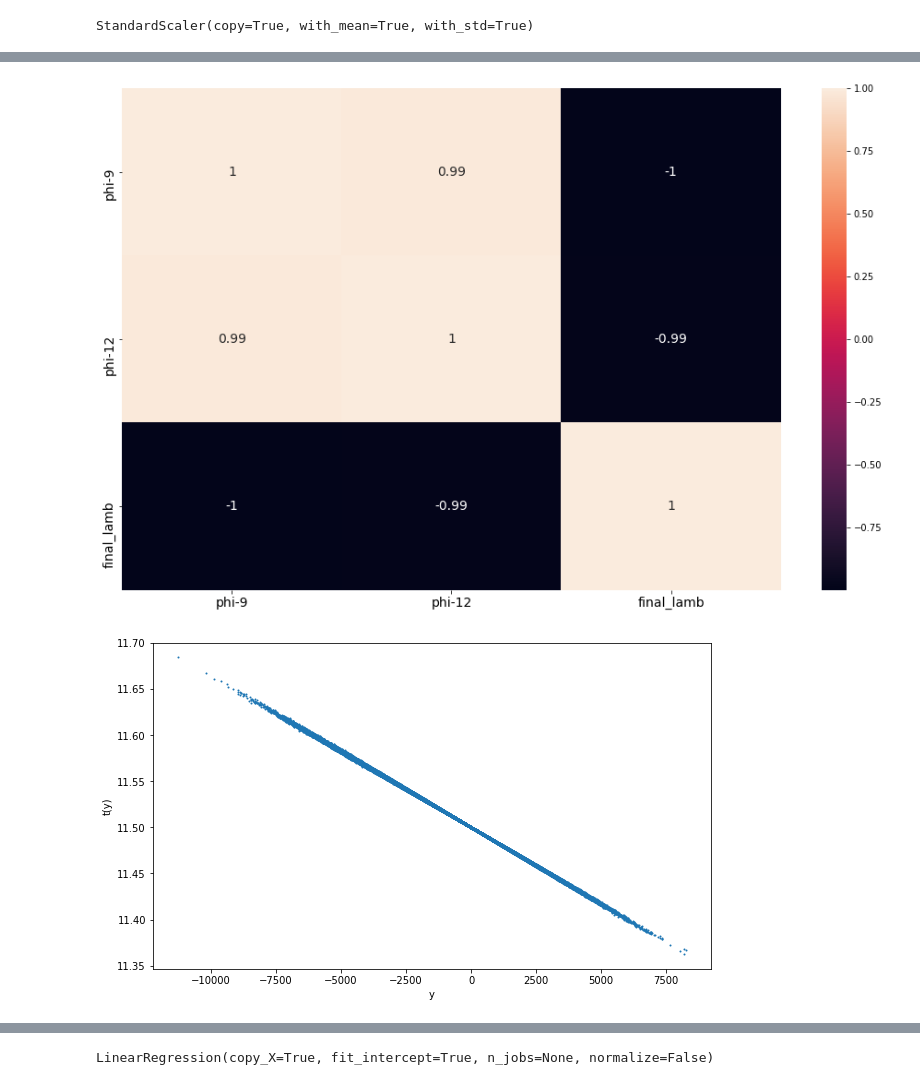
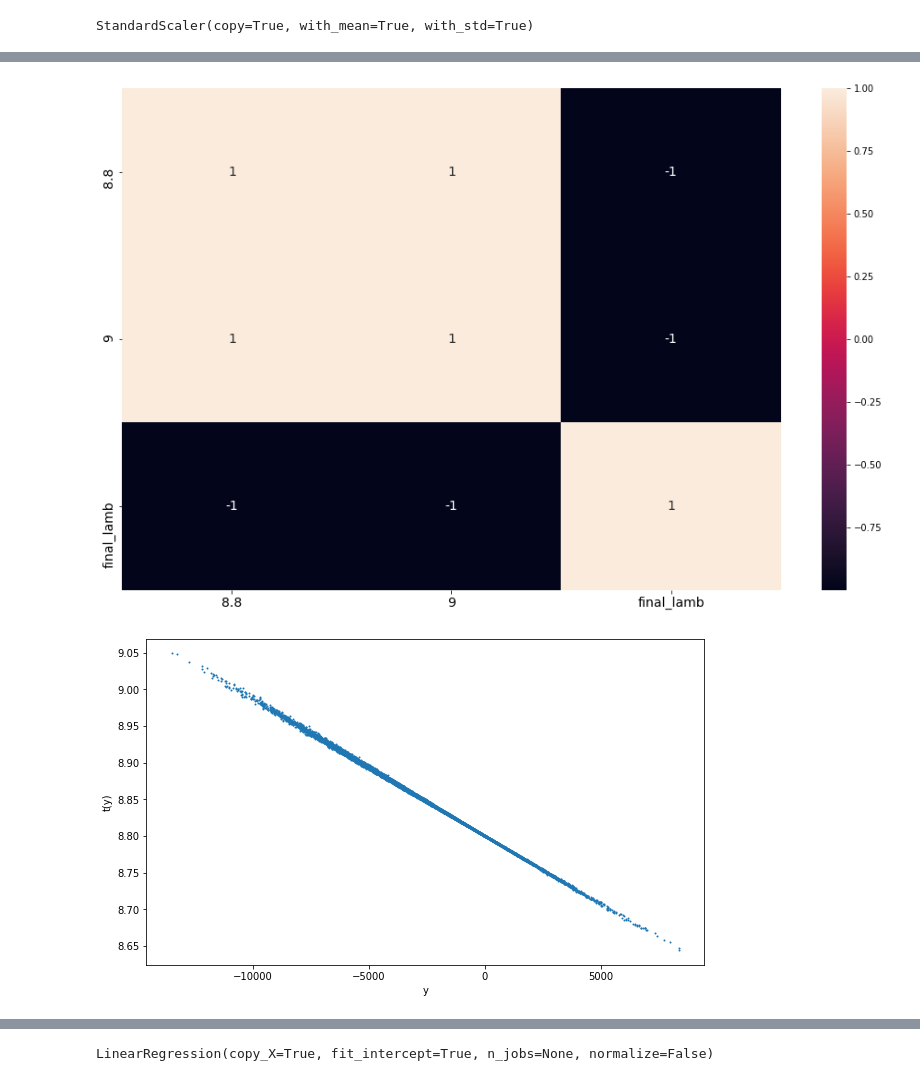
Before and after one commit to jona04/Machine-Learning, a Jupyter notebook: Rede Neural CQKP/initial then phi one and two together.ipynb, the cells around one changed output, grey strips where cells are left out. Saved outputs shown, nothing was run; the diff lists cells and outputs as text; code cells hidden in the pictures.

```diff
--- a/Rede Neural CQKP/initial then phi one and two together.ipynb
+++ b/Rede Neural CQKP/initial then phi one and two together.ipynb
@@ -359,13 +359,13 @@ for i in range(1):
 np.savetxt('instance_test.txt', lista, delimiter = ' ',newline='\n', fmt="%f")
 # %%
 c = ''
-with open("test_number_9_10_apenas.txt", "r") as fd:
+with open("uncorrelated_8dot65_9_10k.txt", "r") as fd:
     c = StringIO(fd.read())
 
 d = c.read()
 c = StringIO(d)
 d = np.loadtxt(c)
-feature_names = ['9','10','final_lamb']
+feature_names = ['8.8','9','final_lamb']
 # feature_names = ['second_lamb','second_phi','second_deriv','third_lamb','third_phi','third_deriv','fourth_lamb','fourth_phi','fourth_deriv','final_lamb']
 #
 # feature_names = ['a','b','d','r','inicital_lamb','second_lamb','third_lamb','fourth_lamb','final_lamb']
@@ -573,24 +577,24 @@ plt.xticks(fontsize=14)
 plt.yticks(fontsize=14)
 plt.show()
 # %% [output]
-[figure, old version]
+[figure, new version]
 # %%
-data = {'t': dataset['phi-9'],
+data = {'t': dataset['8.8'],
         'y': dataset['final_lamb'],
        }
 
 df = pd.DataFrame (data, columns = ['t','y'])
 
 Xx = DataFrame(data,columns=['t'])
 yy = DataFrame(data,columns=['y'])
 
 plt.figure(figsize=(10,6))
 plt.scatter(Xx,yy,s=1)
 plt.xlabel('y')
 plt.ylabel('t(y)')
 plt.show()
 # %% [output]
-[figure, old version]
+[figure, new version]
 # %%
 dataset
 # %% [output]
```
Also changed, not shown: parts of 25 cells of this notebook, 59 other files.
